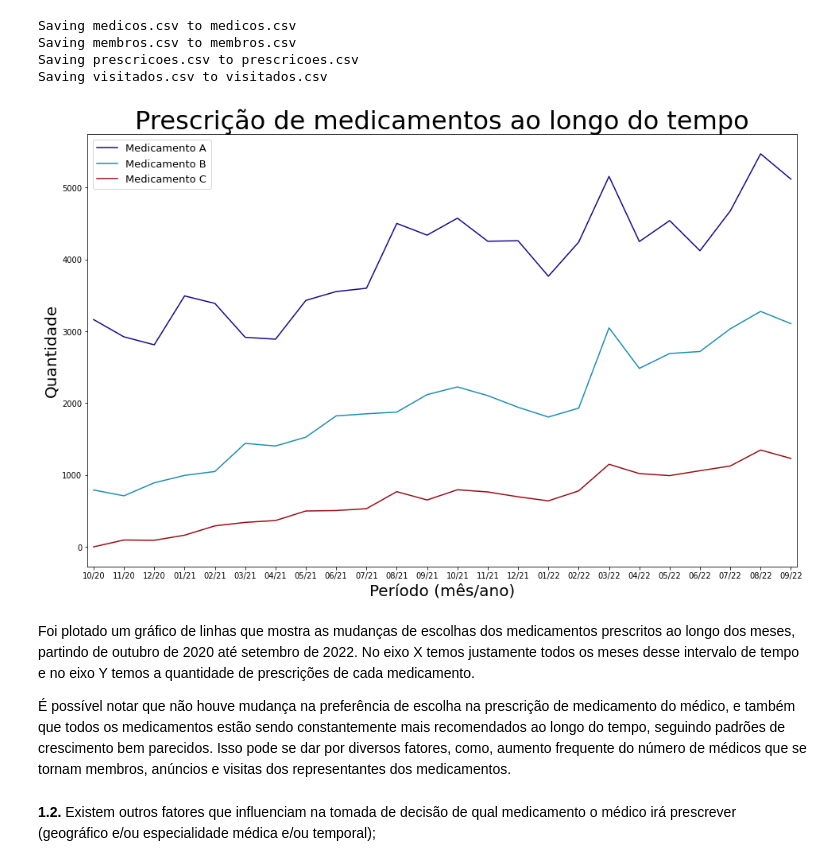
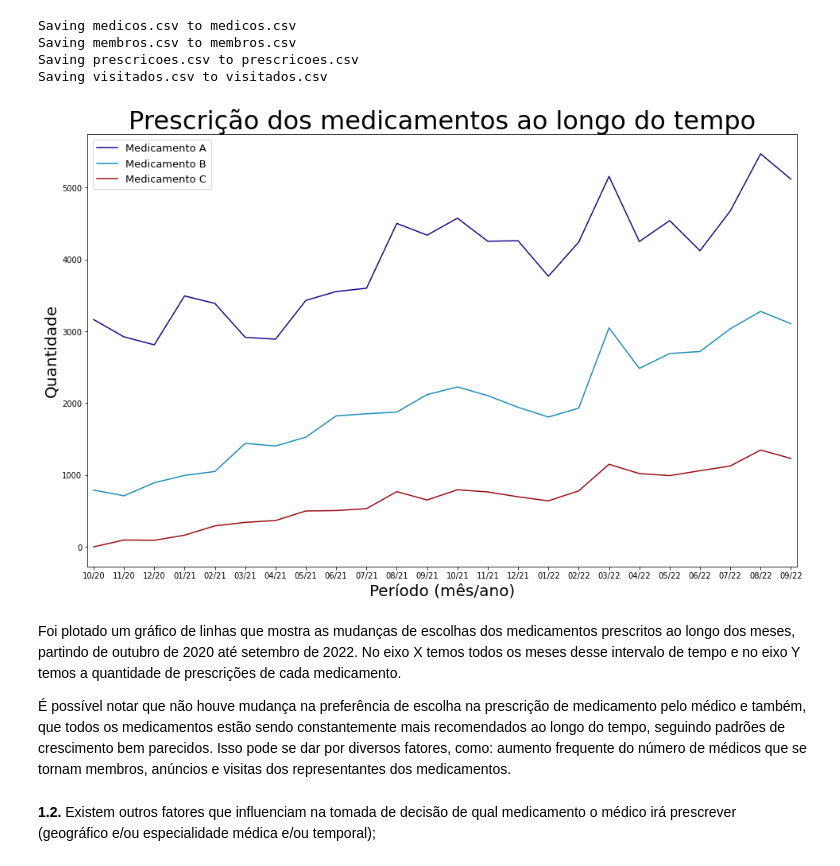
Before and after one commit to Juniorffonseca/processo_seletivo, a Jupyter notebook: teste_processo_seletivo.ipynb, the cells around one changed output. Cells and saved outputs as stored; diff of their text form; code cells hidden in the pictures.

```diff
--- a/teste_processo_seletivo.ipynb
+++ b/teste_processo_seletivo.ipynb
@@ -37,37 +37,37 @@ lista [2] = plt.cm.Reds(0.9)
 # %%
 # Carregando o arquivo csv em uma variável.
 prescricoes = pd.read_csv('prescricoes.csv', sep = ';', encoding='latin-1')
 
 # Agrupando colunas 'Mes_prescricao' e 'Medicamento_prescrito', contando as ocorrências em cada grupo e passando essa contagem para uma coluna chamada 'counts'.
 prescricoes = prescricoes.groupby(['Mes_prescricao', 'Medicamento_prescrito']).size().reset_index(name='counts')
 
 # Armazenando as datas no formato desejado para plotar no gráfico.
 lista_datas = pd.to_datetime(prescricoes['Mes_prescricao'], format='%Y%m').dt.strftime('%m/%y').unique().tolist()
 
 # Usando map nas concatenações ano+mes(ex: 202204) como strings e retornando como lista para a coluna 'Mes_prescricao' do df 'prescricoes'.
 prescricoes['Mes_prescricao'] = list(map(str, prescricoes['Mes_prescricao']))
 
 # Aplicando pivot para tornar 'Mes_prescricao' index e deixar apenas 'Medicamento_prescrito' como coluna.
 prescricoes = prescricoes.pivot(index='Mes_prescricao', columns='Medicamento_prescrito')
 
 # Criando o plot.
 prescricoes.plot(kind = 'line', stacked = 0, figsize = (16, 10), alpha = 1, color = lista, xlim = (-0.2, len(prescricoes.index) - 0.8))
 
 # 'Configurações' do plot (frequência dos ticks no eixo x, título, conteúdo das labels, tamanhos das fontes, legenda etc).
 plt.xticks(range(0, len(lista_datas), 1), lista_datas)
-plt.title('Prescrição de medicamentos ao longo do tempo', size = 32)
+plt.title('Prescrição dos medicamentos ao longo do tempo', size = 32)
 plt.xlabel('Período (mês/ano)', size = 20)
 plt.ylabel('Quantidade', size = 20)
 plt.legend(['Medicamento A', 'Medicamento B', 'Medicamento C'], loc = 'best', prop={'size': 13})
 
 # Plotando o gráfico.
 plt.show()
 # %% [output]
-[figure, old version]
+[figure, new version]
 # %% [markdown]
-Foi plotado um gráfico de linhas que mostra as mudanças de escolhas dos medicamentos prescritos ao longo dos meses, partindo de outubro de 2020 até setembro de 2022. No eixo X temos justamente todos os meses desse intervalo de tempo e no eixo Y temos a quantidade de prescrições de cada medicamento.
+Foi plotado um gráfico de linhas que mostra as mudanças de escolhas dos medicamentos prescritos ao longo dos meses, partindo de outubro de 2020 até setembro de 2022. No eixo X temos todos os meses desse intervalo de tempo e no eixo Y temos a quantidade de prescrições de cada medicamento.
 
-É possível notar que não houve mudança na preferência de escolha na prescrição de medicamento do médico, e também que todos os medicamentos estão sendo constantemente mais recomendados ao longo do tempo, seguindo padrões de crescimento bem parecidos. Isso pode se dar por diversos fatores, como, aumento frequente do número de médicos que se tornam membros, anúncios e visitas dos representantes dos medicamentos.
+É possível notar que não houve mudança na preferência de escolha na prescrição de medicamento pelo médico e também, que todos os medicamentos estão sendo constantemente mais recomendados ao longo do tempo, seguindo padrões de crescimento bem parecidos. Isso pode se dar por diversos fatores, como: aumento frequente do número de médicos que se tornam membros, anúncios e visitas dos representantes dos medicamentos.
 # %% [markdown]
 **1.2.** Existem outros fatores que influenciam na tomada de decisão de qual
 medicamento o médico irá prescrever (geográfico e/ou especialidade médica
```
Also changed, not shown: parts of 12 cells of this notebook.
